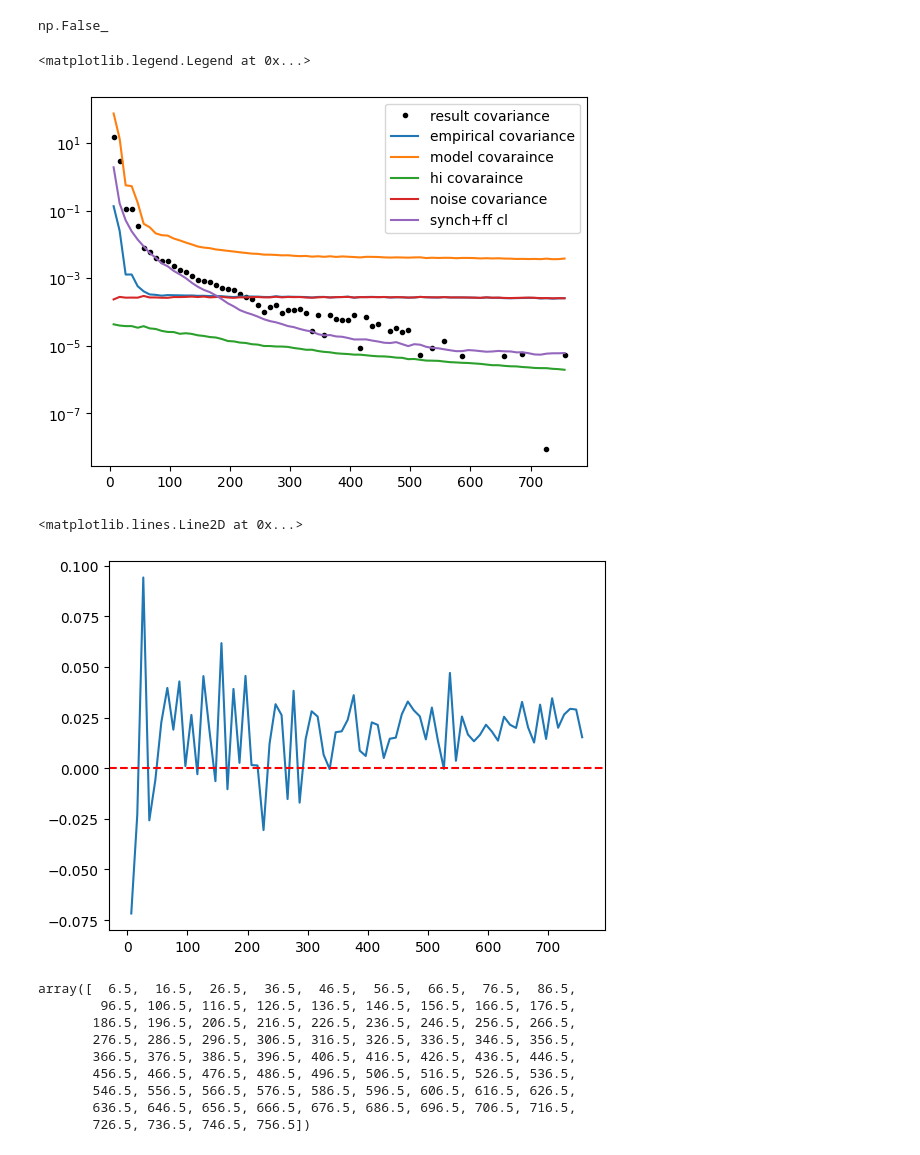
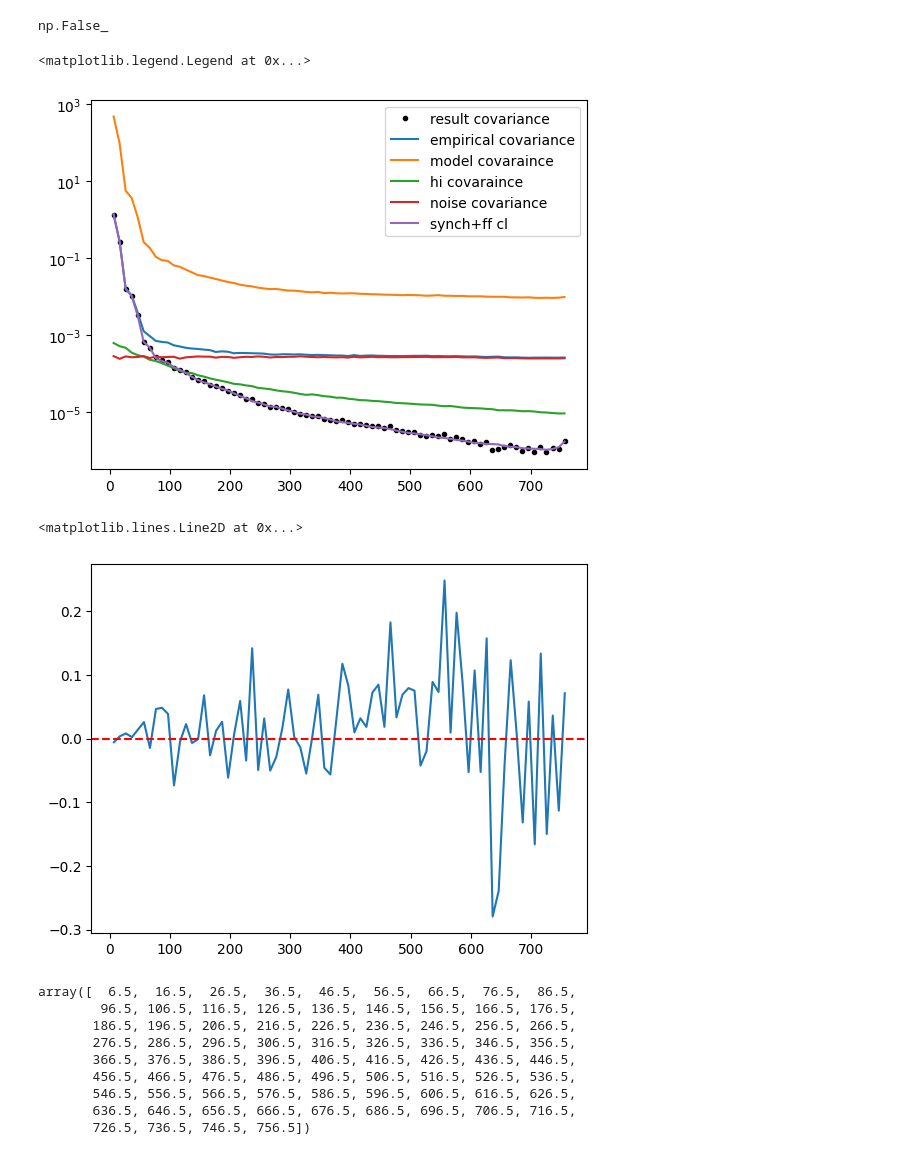
Before and after one commit to urwa99/MASS_Thesis, a Jupyter notebook: results_2/SMICA_cutsky.ipynb, the cells around one changed output. Drawn from its saved outputs; the diff is of its cells as text; code cells hidden in the pictures.

```diff
--- a/results_2/SMICA_cutsky.ipynb
+++ b/results_2/SMICA_cutsky.ipynb
@@ -332,5 +391,5 @@ factor=550
 # %%
-_,F_pca, P_b_pca = pca(c_dec,r, factor)
+_,F_pca, P_b_pca = pca(c_bin,r, factor)
 # F_pca, P_b_pca = guess_params(nfreqs, n_bins,r)
 # e,F_pca, P_b_pca = pca_extended_random_fill(c_hat,5,2)
 print(F_pca.shape)
@@ -513,11 +572,11 @@ auto_grad=grad(smica)
 res = optimize.minimize(
     smica,
     x0=params_pca,
-    args=(hi_binned, noise_binned,c_dec, n_bins, nfreqs,r),
+    args=(hi_binned, noise_binned,c_hat, n_bins, nfreqs,r),
     method='trust-constr',
     # constraints=constraint,
     jac=jacobian_2,
-    options={'disp': True, 'maxiter':2000, 'gtol':1e-1, 'xtol':1e-10,'barrier_tol': 1e-6, 'verbose': 2}
+    options={'disp': True, 'maxiter':3000, 'gtol':1e-1, 'xtol':1e-10,'barrier_tol': 1e-6, 'verbose': 2}
 )
 # %% [output]
 | niter |f evals|CG iter|  obj func   |tr radius |   opt    |  c viol  |
@@ -566,7 +625,7 @@ F_out = result[:nfreqs*r].reshape((nfreqs, r))
 print(P_b_out.shape)
 print(F_out.shape)
 
-C_result=np.zeros_like(c_dec)
+C_result=np.zeros_like(c_hat)
 for b in range(n_bins):
 
     C_result[b]=np.dot(F_out, np.dot(P_b_out[b], F_out.T))
@@ -592,10 +651,10 @@ np.all(np.linalg.eigvals(P_b_out) >=0)
 # %% [output]
 np.False_
 # %%
-f=30
+f=3
 # %%
 plt.plot(leff,C_result[:,f,f],'k.', label="result covariance")
-plt.plot(leff,c_dec[:,f,f], label="empirical covariance")
+plt.plot(leff,c_hat[:,f,f], label="empirical covariance")
 plt.plot(leff,c_model[:,f,f], label="model covaraince")
 plt.plot(leff, hi_binned[:,f,f], label="hi covaraince")
 plt.plot(leff,noise_binned[:,f,f], label="noise covariance")
@@ -604,15 +663,15 @@ plt.yscale('log')
 plt.legend()
 # %% [output]
 <matplotlib.legend.Legend at 0x...>
-[figure, old version]
+[figure, new version]
 # %%
-plt.plot(leff,(C_result[:,f,f] - c_bin[:,f,f])/c_bin[:,f,f])
-# plt.plot(leff,(C_result[:,f,f] - fgds_binned[:,f,f])/fgds_binned[:,f,f])
+# plt.plot(leff,(C_result[:,f,f] - c_bin[:,f,f])/c_bin[:,f,f])
+plt.plot(leff,(C_result[:,f,f] - fgds_binned[:,f,f])/fgds_binned[:,f,f])
 # plt.ylim(-0.5,0.5)
 plt.axhline(0, color='r', linestyle='--')
 # %% [output]
 <matplotlib.lines.Line2D at 0x...>
-[figure, old version]
+[figure, new version]
 # %%
 leff
 # %% [output]
```
Also changed, not shown: parts of 25 cells of this notebook.
